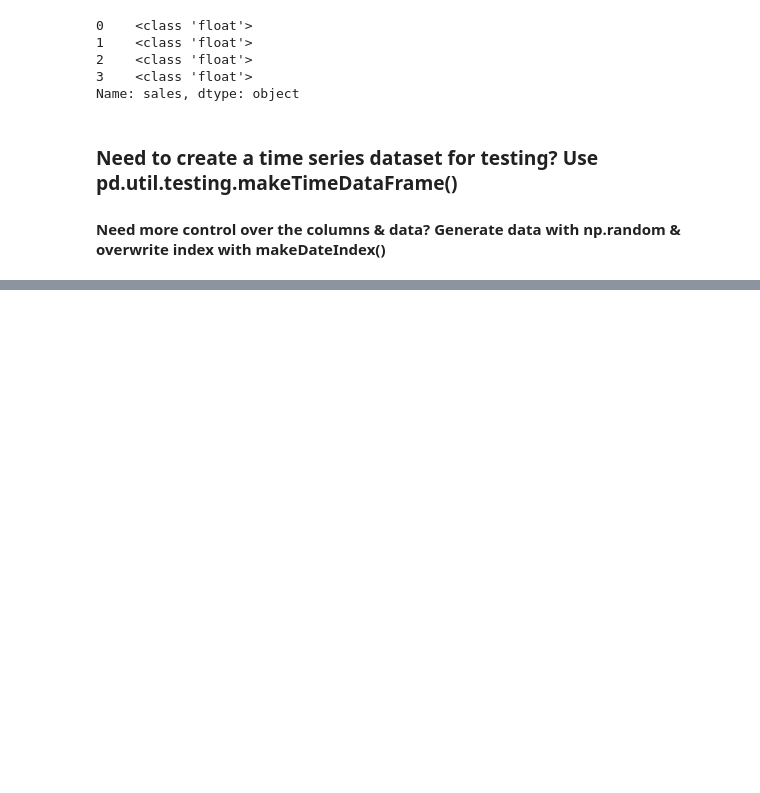
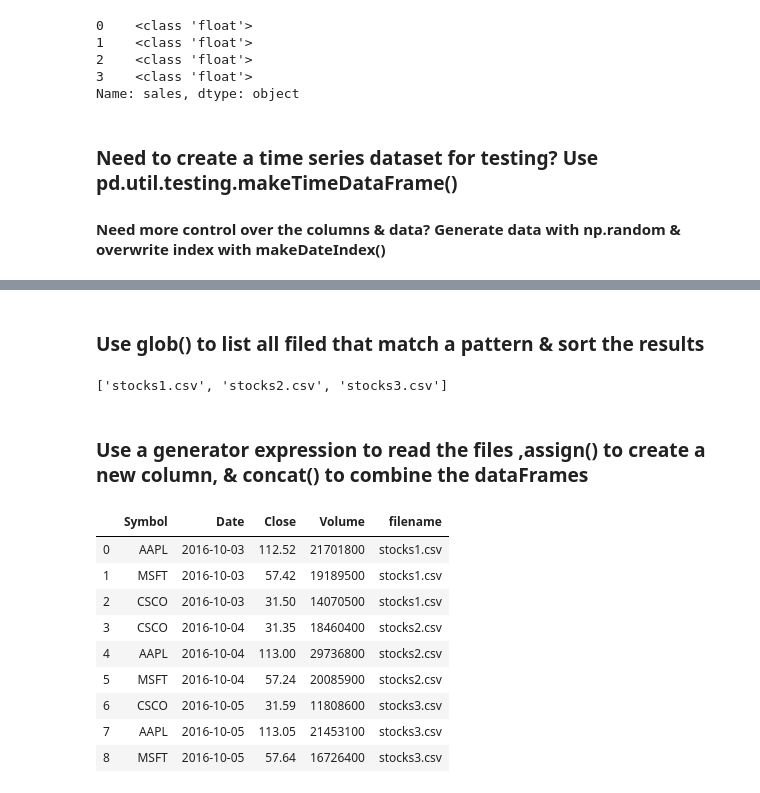
Before and after one commit to djangoprojectsdemo/DSE, a Jupyter notebook: pandas(dataschool100tricks).ipynb, the cells around one changed output, grey strips where cells are left out. Drawn from its saved outputs; the diff is of its cells as text; code cells hidden in the pictures; blank space fills up the shorter version.

```diff
--- a/pandas(dataschool100tricks).ipynb
+++ b/pandas(dataschool100tricks).ipynb
@@ -377,0 +829,22 @@ df3
+# %% [markdown]
+### Use glob() to list all filed that match a pattern & sort the results
+# %%
+stock_files = sorted(glob('stocks*.csv'))
+stock_files
+# %% [output]
+['stocks1.csv', 'stocks2.csv', 'stocks3.csv']
+# %% [markdown]
+### Use a generator expression to read the files ,assign() to create a new column, & concat() to combine the dataFrames
+# %%
+pd.concat((pd.read_csv(file).assign(filename=file) for file in stock_files),ignore_index=True)
+# %% [output]
+|  | Symbol | Date | Close | Volume | filename |
+| 0 | AAPL | 2016-10-03 | 112.52 | 21701800 | stocks1.csv |
+| 1 | MSFT | 2016-10-03 | 57.42 | 19189500 | stocks1.csv |
+| 2 | CSCO | 2016-10-03 | 31.50 | 14070500 | stocks1.csv |
+| 3 | CSCO | 2016-10-04 | 31.35 | 18460400 | stocks2.csv |
+| 4 | AAPL | 2016-10-04 | 113.00 | 29736800 | stocks2.csv |
+| 5 | MSFT | 2016-10-04 | 57.24 | 20085900 | stocks2.csv |
+| 6 | CSCO | 2016-10-05 | 31.59 | 11808600 | stocks3.csv |
+| 7 | AAPL | 2016-10-05 | 113.05 | 21453100 | stocks3.csv |
+| 8 | MSFT | 2016-10-05 | 57.64 | 16726400 | stocks3.csv |
```
Also changed, not shown: parts of 169 cells of this notebook, 18 other files.
